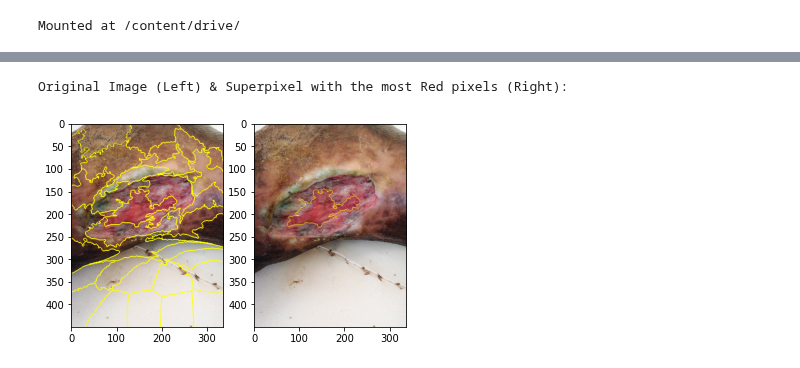
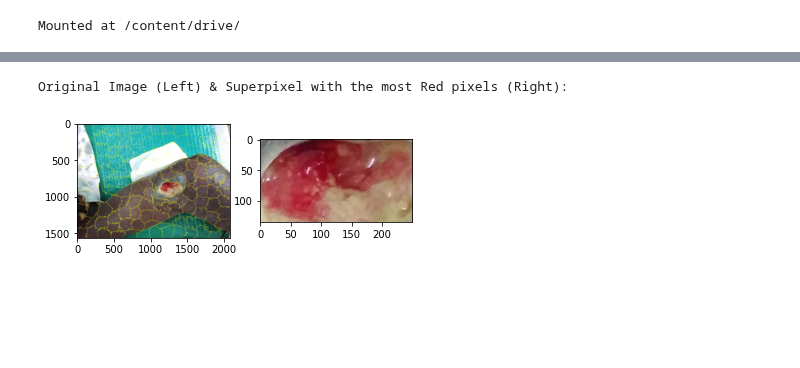
Before and after one commit to reaganest/skin-disease-diagnosis, a Jupyter notebook: Capstone I/Code/Skin_Mask_RCNN_superpix.ipynb, the cells around one changed output, grey strips where cells are left out. Cells and saved outputs as stored; diff of their text form; code cells hidden in the pictures; blank space fills up the shorter version.

Commit message:
crop around red superpixel for better detection

```diff
--- a/Capstone I/Code/Skin_Mask_RCNN_superpix.ipynb
+++ b/Capstone I/Code/Skin_Mask_RCNN_superpix.ipynb
@@ -93,14 +31,12 @@ def draw_segmentation_map(image, masks, boxes):
 # %%
-#refined 1
-images = 'CD00000613_20210708110921_0002_20210728105135_20210728_105812.jpg'
+images = 'CD00000765_20210614114023_0002_20210614114201_20210614_114559.jpg'
 
 folder = images[0:10]
-image_path = '/content/drive/MyDrive/BU23/' + images
+image_path = '/content/drive/MyDrive/Skin_Disease/Skin_Images/' + folder + '/' + images + ''
 
 sk_image = io.imread(image_path)
 
-#can change segment
-segment_slic = slic(sk_image, n_segments=35, compactness=10, sigma=1, start_label=0)
+segment_slic = slic(sk_image, n_segments=150, compactness=10, sigma=1, start_label=0)
 
 base_distance = 256
 #distance that cannot be reached (too far) to set a baseline
@@ -112,32 +48,43 @@ for index in np.unique(segment_slic):
   superpixel = (segment_slic == index)
   #make sure that the segment equals the current index and set variable superpixel equal to that
 
   average_superpixel_color = np.average(rgb2lab(sk_image[superpixel]),axis=0)
   #average color of each superpixel
 
   lab_superpixel_color = rgb2lab([[average_superpixel_color]])
   #turn the average color from rgb2lab so it can be compared mathematically
 
   avg_superpixel_red = np.clip(lab_superpixel_color,0,255,out=lab_superpixel_color)
 
   euclidean_distance = math.dist(avg_superpixel_red[0][0], [255,0,0])
   #comparing euclidean distance from color red to the average red color of each super pixel
 
   if euclidean_distance < base_distance:
     base_distance = euclidean_distance
     red = superpixel
+    label = index
     #compare each distance from to see which super pixel has the smallest distance
 
+red_id = np.where((np.unique(segment_slic))==label)[0][0]
 
+#get most red superpixel mask
+red_mask = (segment_slic == red_id)
+
+rows, columns = np.nonzero(red_mask)
+
+#create cropped image based on rows and columns of red_mask
+cropped = sk_image.copy()[rows.min():rows.max(), columns.min():columns.max(),:]
+
+plt.show()
 print('Original Image (Left) & Superpixel with the most Red pixels (Right):')
 plt.subplot(1, 2, 1)
 plt.imshow(mark_boundaries(sk_image,segment_slic))
 
 plt.subplot(1, 2, 2)
-plt.imshow(mark_boundaries(sk_image,red))
+plt.imshow(cropped)
 
 
 plt.show()
 # %% [output]
 Original Image (Left) & Superpixel with the most Red pixels (Right):
-[figure, old version]
+[figure, new version]
```
Also changed, not shown: parts of 3 cells of this notebook.
